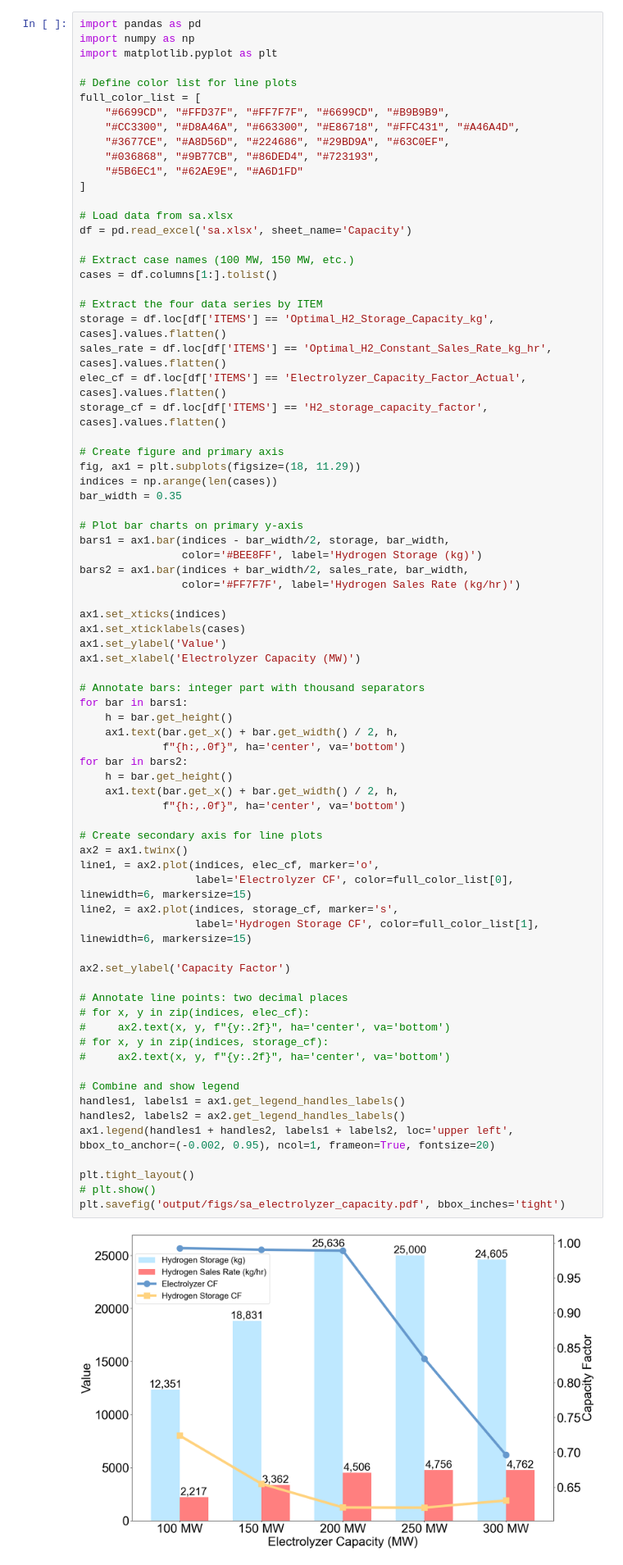
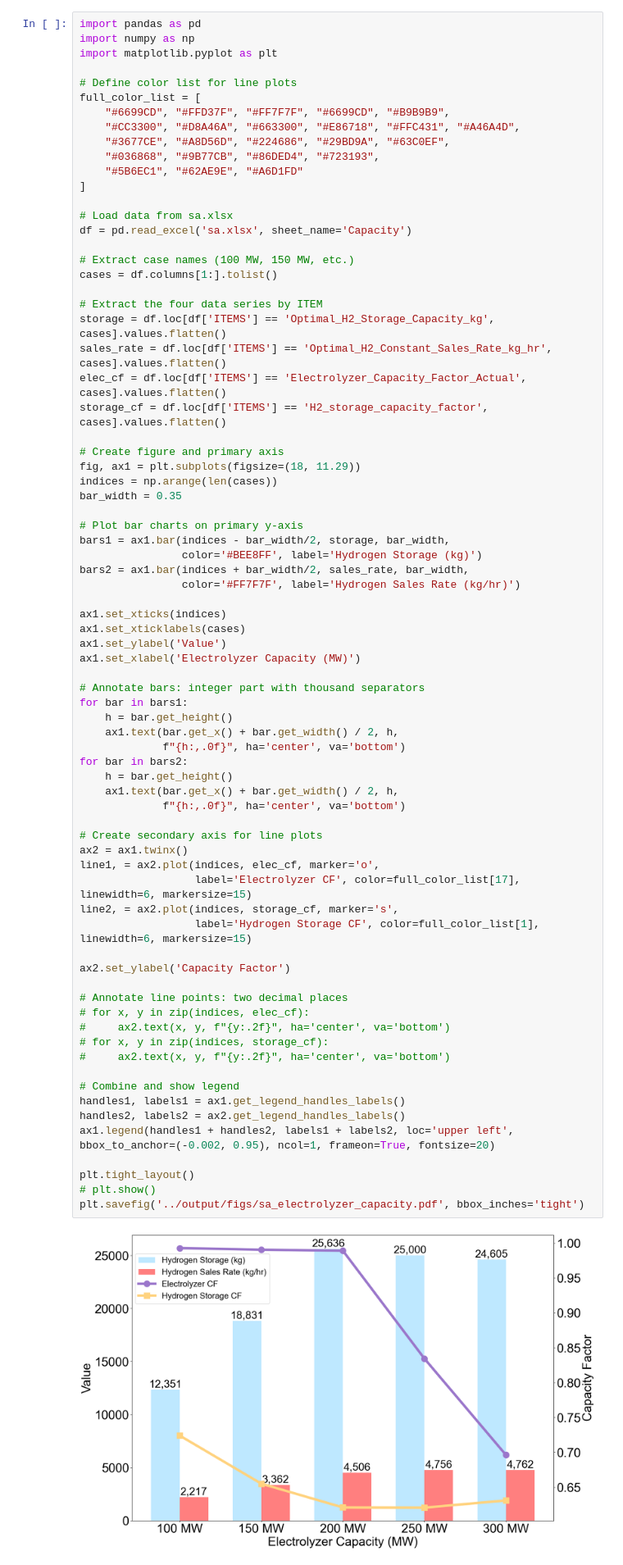
Before and after one commit to Henryutd2021/NPPH2, a Jupyter notebook: plotting/plotting.ipynb, the cells around one changed output. Shown at 82% size. Cells and saved outputs as stored; diff of their text form.

```diff
--- a/plotting/plotting.ipynb
+++ b/plotting/plotting.ipynb
@@ -1921,36 +2022,36 @@ for bar in bars1:
     h = bar.get_height()
     ax1.text(bar.get_x() + bar.get_width() / 2, h,
              f"{h:,.0f}", ha='center', va='bottom')
 for bar in bars2:
     h = bar.get_height()
     ax1.text(bar.get_x() + bar.get_width() / 2, h,
              f"{h:,.0f}", ha='center', va='bottom')
 
 # Create secondary axis for line plots
 ax2 = ax1.twinx()
 line1, = ax2.plot(indices, elec_cf, marker='o',
-                  label='Electrolyzer CF', color=full_color_list[0], linewidth=6, markersize=15)
+                  label='Electrolyzer CF', color=full_color_list[17], linewidth=6, markersize=15)
 line2, = ax2.plot(indices, storage_cf, marker='s',
                   label='Hydrogen Storage CF', color=full_color_list[1], linewidth=6, markersize=15)
 
 ax2.set_ylabel('Capacity Factor')
 
 # Annotate line points: two decimal places
 # for x, y in zip(indices, elec_cf):
 #     ax2.text(x, y, f"{y:.2f}", ha='center', va='bottom')
 # for x, y in zip(indices, storage_cf):
 #     ax2.text(x, y, f"{y:.2f}", ha='center', va='bottom')
 
 # Combine and show legend
 handles1, labels1 = ax1.get_legend_handles_labels()
 handles2, labels2 = ax2.get_legend_handles_labels()
 ax1.legend(handles1 + handles2, labels1 + labels2, loc='upper left', bbox_to_anchor=(-0.002, 0.95), ncol=1, frameon=True, fontsize=20)
 
 plt.tight_layout()
 # plt.show()
-plt.savefig('output/figs/sa_electrolyzer_capacity.pdf', bbox_inches='tight')
+plt.savefig('../output/figs/sa_electrolyzer_capacity.pdf', bbox_inches='tight')
 # %% [output]
-[figure, old version]
+[figure, new version]
 # %%
 import pandas as pd
 import numpy as np
```
Also changed, not shown: parts of 13 cells of this notebook, 39 other files.
